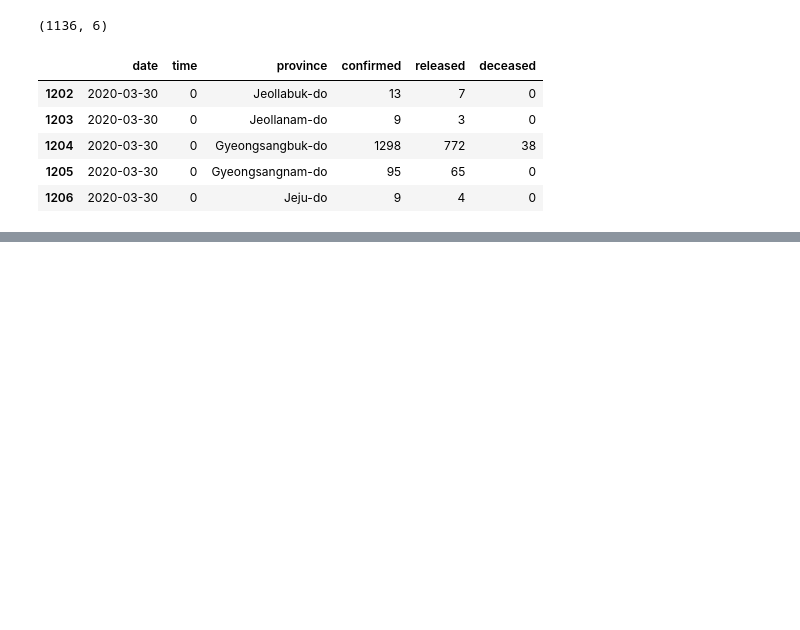
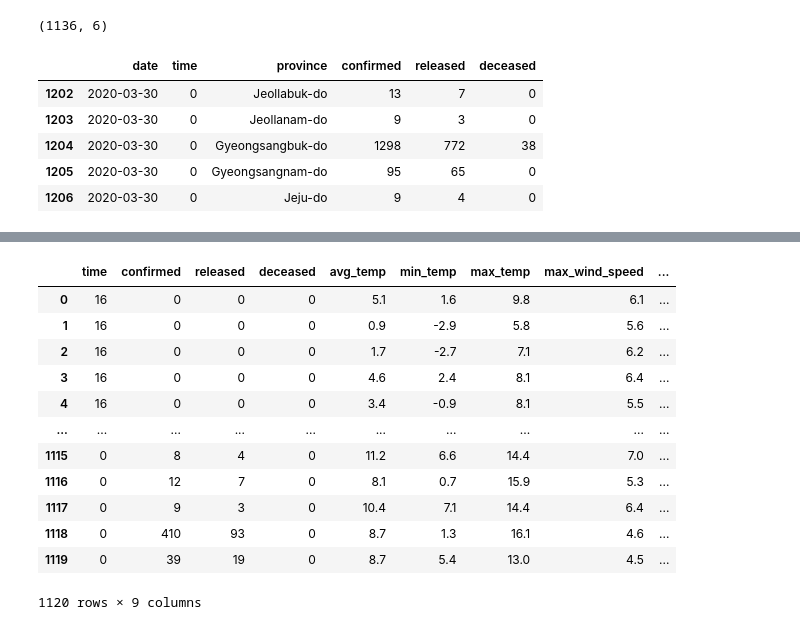
Before and after one commit to young-hun-jo/KaggleStruggle, a Jupyter notebook: covid_19/Dacon_covid19_2week.ipynb, the cells around one changed output, grey strips where cells are left out. Saved outputs shown, nothing was run; the diff lists cells and outputs as text; code cells hidden in the pictures; blank space fills up the shorter version.

```diff
--- a/covid_19/Dacon_covid19_2week.ipynb
+++ b/covid_19/Dacon_covid19_2week.ipynb
@@ -585,2 +665,0 @@ weather_remove_df.head()
-# %%
-timeweather = pd.concat([timeprovince_df, weather_remove_df], axis=1)
@@ -599,0 +666,17 @@ timeweather_df.tail()
+# %%
+# province와 date칼럼이 중복되니까 하나를 삭제해보자
+timeweather.drop(['date','province'], axis=1)
+# %% [output]
+|  | time | confirmed | released | deceased | avg_temp | min_temp | max_temp | max_wind_speed | ... |
+| 0 | 16 | 0 | 0 | 0 | 5.1 | 1.6 | 9.8 | 6.1 | ... |
+| 1 | 16 | 0 | 0 | 0 | 0.9 | -2.9 | 5.8 | 5.6 | ... |
+| 2 | 16 | 0 | 0 | 0 | 1.7 | -2.7 | 7.1 | 6.2 | ... |
+| 3 | 16 | 0 | 0 | 0 | 4.6 | 2.4 | 8.1 | 6.4 | ... |
+| 4 | 16 | 0 | 0 | 0 | 3.4 | -0.9 | 8.1 | 5.5 | ... |
+| ... | ... | ... | ... | ... | ... | ... | ... | ... | ... |
+| 1115 | 0 | 8 | 4 | 0 | 11.2 | 6.6 | 14.4 | 7.0 | ... |
+| 1116 | 0 | 12 | 7 | 0 | 8.1 | 0.7 | 15.9 | 5.3 | ... |
+| 1117 | 0 | 9 | 3 | 0 | 10.4 | 7.1 | 14.4 | 6.4 | ... |
+| 1118 | 0 | 410 | 93 | 0 | 8.7 | 1.3 | 16.1 | 4.6 | ... |
+| 1119 | 0 | 39 | 19 | 0 | 8.7 | 5.4 | 13.0 | 4.5 | ... |
+1120 rows × 9 columns
```
Also changed, not shown: parts of 25 cells of this notebook.
